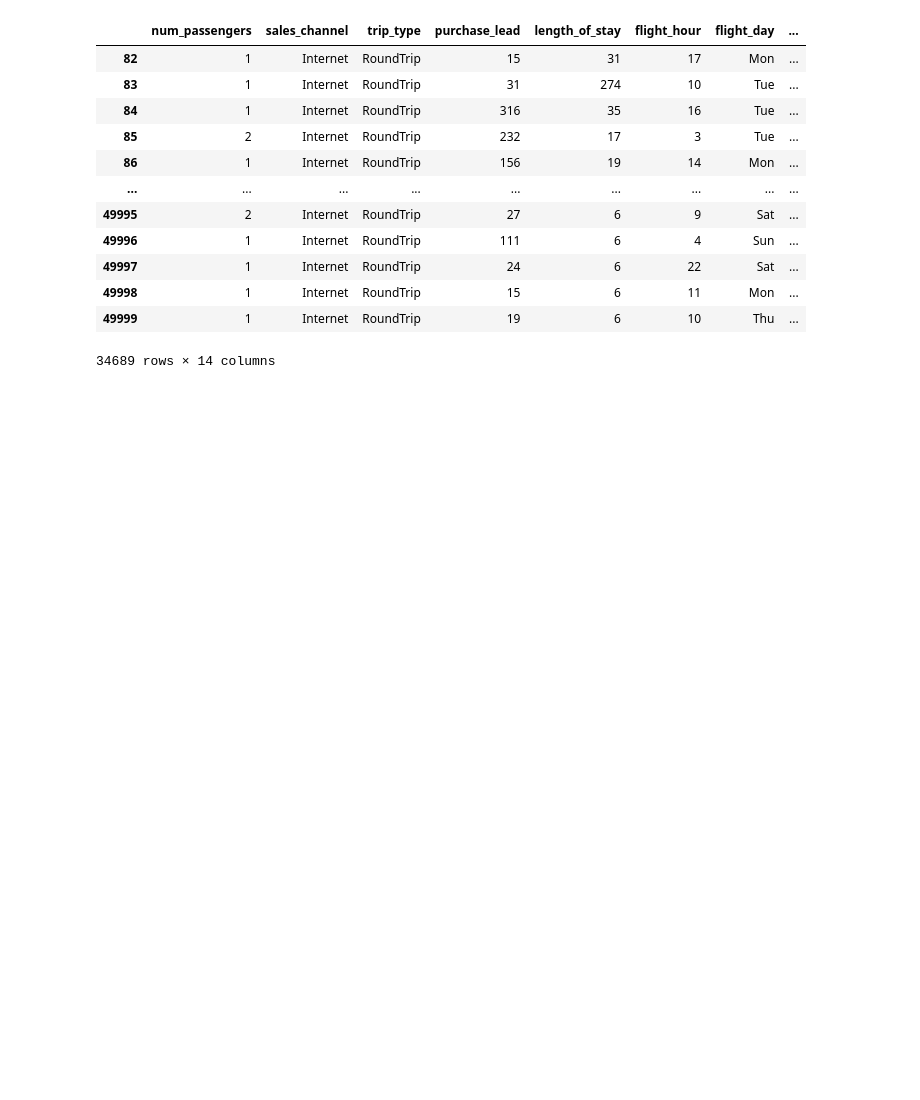
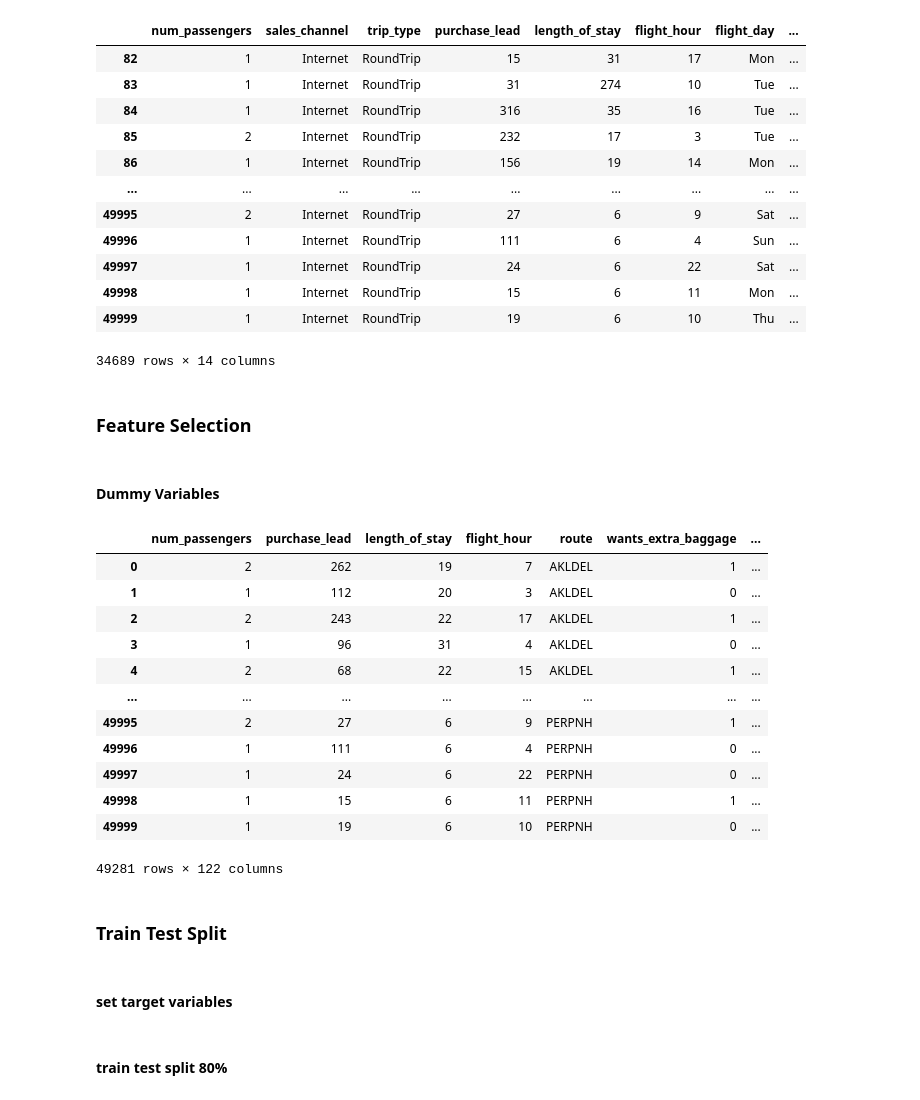
Before and after one commit to Alec12/data-science-secondary-projects, a Jupyter notebook: Data-Model-Portfolio/Oceania-Airlines-Bookings/model_building.ipynb, the cells around one changed output. Cells and saved outputs as stored; diff of their text form; code cells hidden in the pictures; blank space fills up the shorter version.

```diff
--- a/Data-Model-Portfolio/Oceania-Airlines-Bookings/model_building.ipynb
+++ b/Data-Model-Portfolio/Oceania-Airlines-Bookings/model_building.ipynb
@@ -23,3 +197,31 @@ df[df['route'].isin(routes_over_x.index)]
 | 49998 | 1 | Internet | RoundTrip | 15 | 6 | 11 | Mon | ... |
 | 49999 | 1 | Internet | RoundTrip | 19 | 6 | 10 | Thu | ... |
 34689 rows × 14 columns
+# %% [markdown]
+### Feature Selection
+# %% [markdown]
+#### Dummy Variables
+# %%
+df2 = df.copy()
+# %%
+df2 = pd.get_dummies(df2,columns=["sales_channel","trip_type",'flight_day','booking_origin'],drop_first=True)
+
+df2
+# %% [output]
+|  | num_passengers | purchase_lead | length_of_stay | flight_hour | route | wants_extra_baggage | ... |
+| 0 | 2 | 262 | 19 | 7 | AKLDEL | 1 | ... |
+| 1 | 1 | 112 | 20 | 3 | AKLDEL | 0 | ... |
+| 2 | 2 | 243 | 22 | 17 | AKLDEL | 1 | ... |
+| 3 | 1 | 96 | 31 | 4 | AKLDEL | 0 | ... |
+| 4 | 2 | 68 | 22 | 15 | AKLDEL | 1 | ... |
+| ... | ... | ... | ... | ... | ... | ... | ... |
+| 49995 | 2 | 27 | 6 | 9 | PERPNH | 1 | ... |
+| 49996 | 1 | 111 | 6 | 4 | PERPNH | 0 | ... |
+| 49997 | 1 | 24 | 6 | 22 | PERPNH | 0 | ... |
+| 49998 | 1 | 15 | 6 | 11 | PERPNH | 1 | ... |
+| 49999 | 1 | 19 | 6 | 10 | PERPNH | 0 | ... |
+49281 rows × 122 columns
+# %% [markdown]
+### Train Test Split
+# %% [markdown]
+#### set target variables
@@ -25,0 +231,2 @@ df[df['route'].isin(routes_over_x.index)]
+# %% [markdown]
+#### train test split 80%
```
Also changed, not shown: parts of 34 cells of this notebook, 2 other files.
